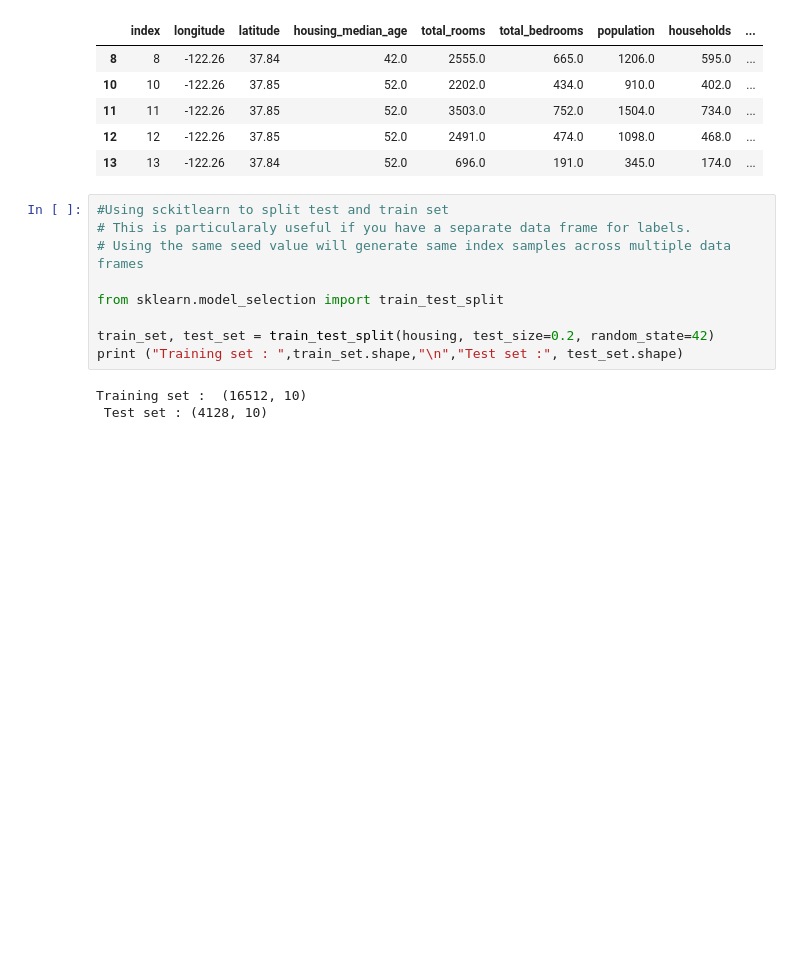
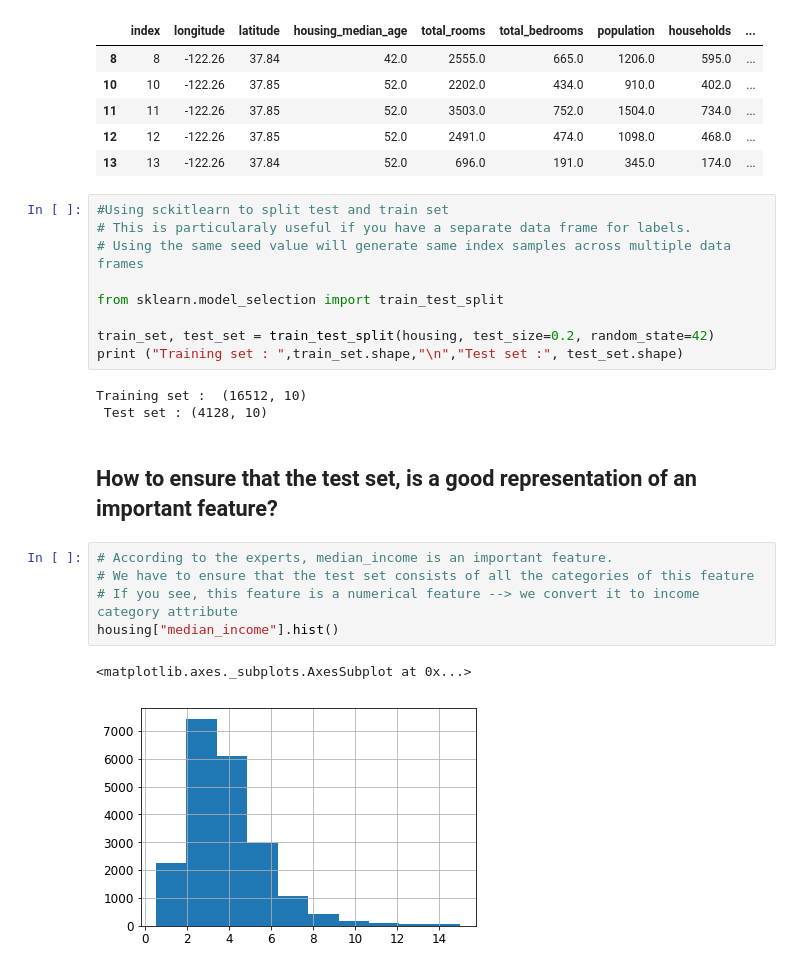
Before and after one commit to harshseth/ml-core, a Jupyter notebook: Housing.ipynb, the cells around one changed output. Drawn from its saved outputs; the diff is of its cells as text; blank space fills up the shorter version.

```diff
--- a/Housing.ipynb
+++ b/Housing.ipynb
@@ -178,3 +179,13 @@ print ("Training set : ",train_set.shape,"\n","Test set :", test_set.shape)
 # %% [output]
 Training set :  (16512, 10)
  Test set : (4128, 10)
+# %% [markdown]
+## How to ensure that the test set, is a good representation of an important feature?
+# %%
+# According to the experts, median_income is an important feature.
+# We have to ensure that the test set consists of all the categories of this feature
+# If you see, this feature is a numerical feature --> we convert it to income category attribute
+housing["median_income"].hist()
+# %% [output]
+<matplotlib.axes._subplots.AxesSubplot at 0x...>
+[figure, added]
```
Also changed, not shown: parts of 10 cells of this notebook.
